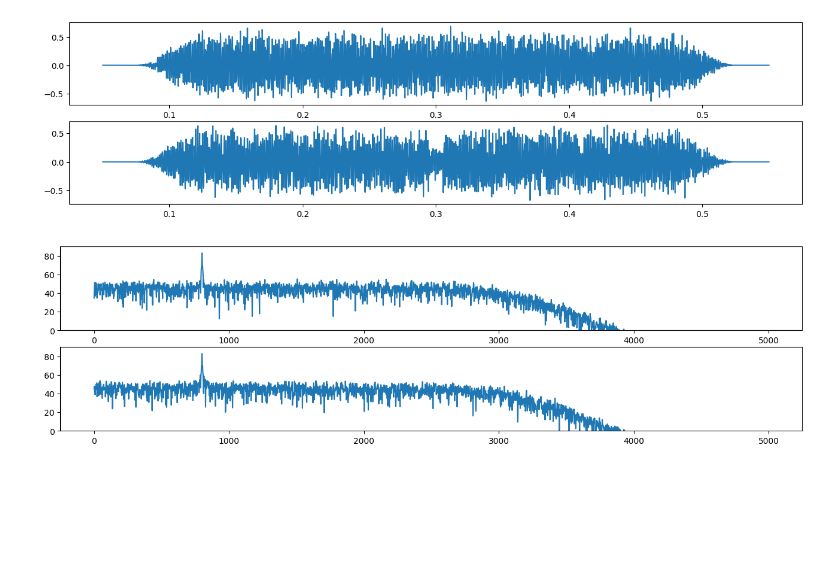
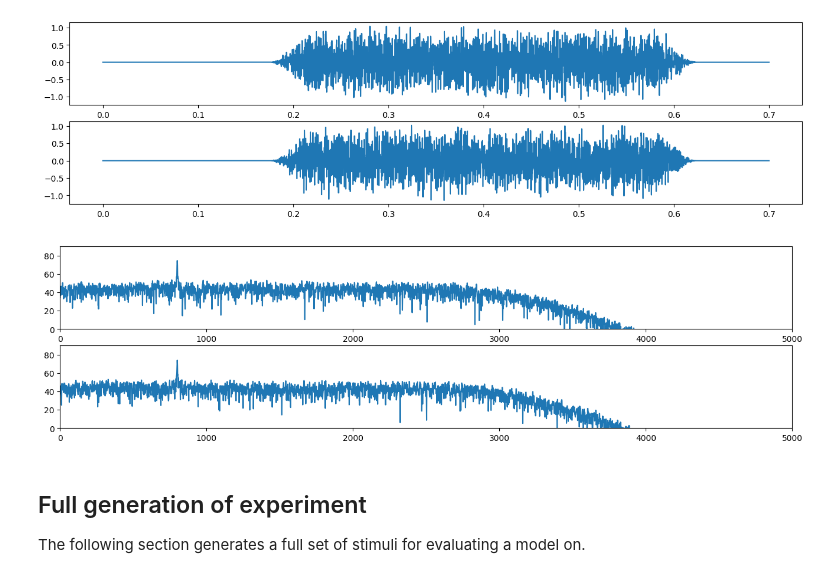
Before and after one commit to pjnr1/gapnet, a Jupyter notebook: notebooks/experiment_stimuli_visualisation/moore_et_al_1993.ipynb, the cells around one changed output. Cells and saved outputs as stored; diff of their text form; code cells hidden in the pictures; blank space fills up the shorter version.

```diff
--- a/notebooks/experiment_stimuli_visualisation/moore_et_al_1993.ipynb
+++ b/notebooks/experiment_stimuli_visualisation/moore_et_al_1993.ipynb
@@ -6,7 +6,7 @@ sinusoid_frequency = SIGNAL_FREQUENCIES[3]
 sinusoid_level = SIGNAL_LEVELS[4]
 
 fs = 10000  # sampling frequency
-t = generate_time_vector(0.05, 0.55, fs)
+t = generate_time_vector(0., 0.7, fs)
 x_nogap = generate_stimulus(t,
                             sinusoid_frequency=sinusoid_frequency,
                             sinusoid_level=sinusoid_level)
@@ -22,16 +22,22 @@ ax[0].plot(t, x_nogap)
 ax[1].plot(t, x_gap)
 plt.show()
 # %% [output]
-[figure, old version]
+[figure, new version]
 # %%
 from data_creation.calibration.spectrum import get_spectrum
 import matplotlib.pyplot as plt
 
 fig, ax = plt.subplots(2, 1, figsize=(16, 4))
-ax[0].plot(*get_spectrum(t, x_nogap))
+ax[0].plot(*get_spectrum(t, x_nogap, get_abs=True))
+ax[0].set_xlim([0, fs // 2])
 ax[0].set_ylim([0, 90])
-ax[1].plot(*get_spectrum(t, x_gap))
+ax[1].plot(*get_spectrum(t, x_gap, get_abs=True))
+ax[1].set_xlim([0, fs // 2])
 ax[1].set_ylim([0, 90])
 plt.show()
 # %% [output]
-[figure, old version]
+[figure, new version]
+# %% [markdown]
+## Full generation of experiment
+
+The following section generates a full set of stimuli for evaluating a model on.
```
Also changed, not shown: parts of 1 cell of this notebook, 6 other files.
